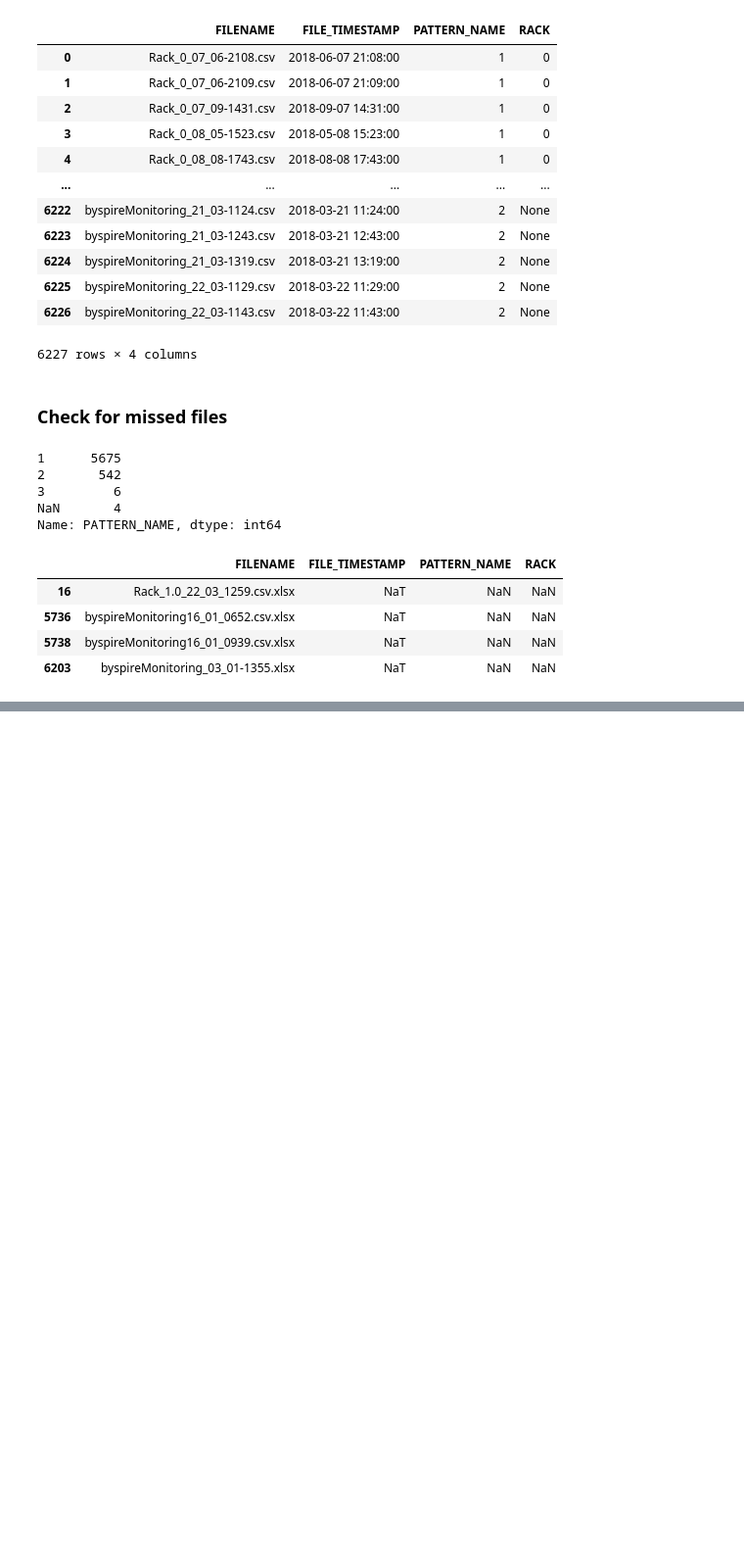
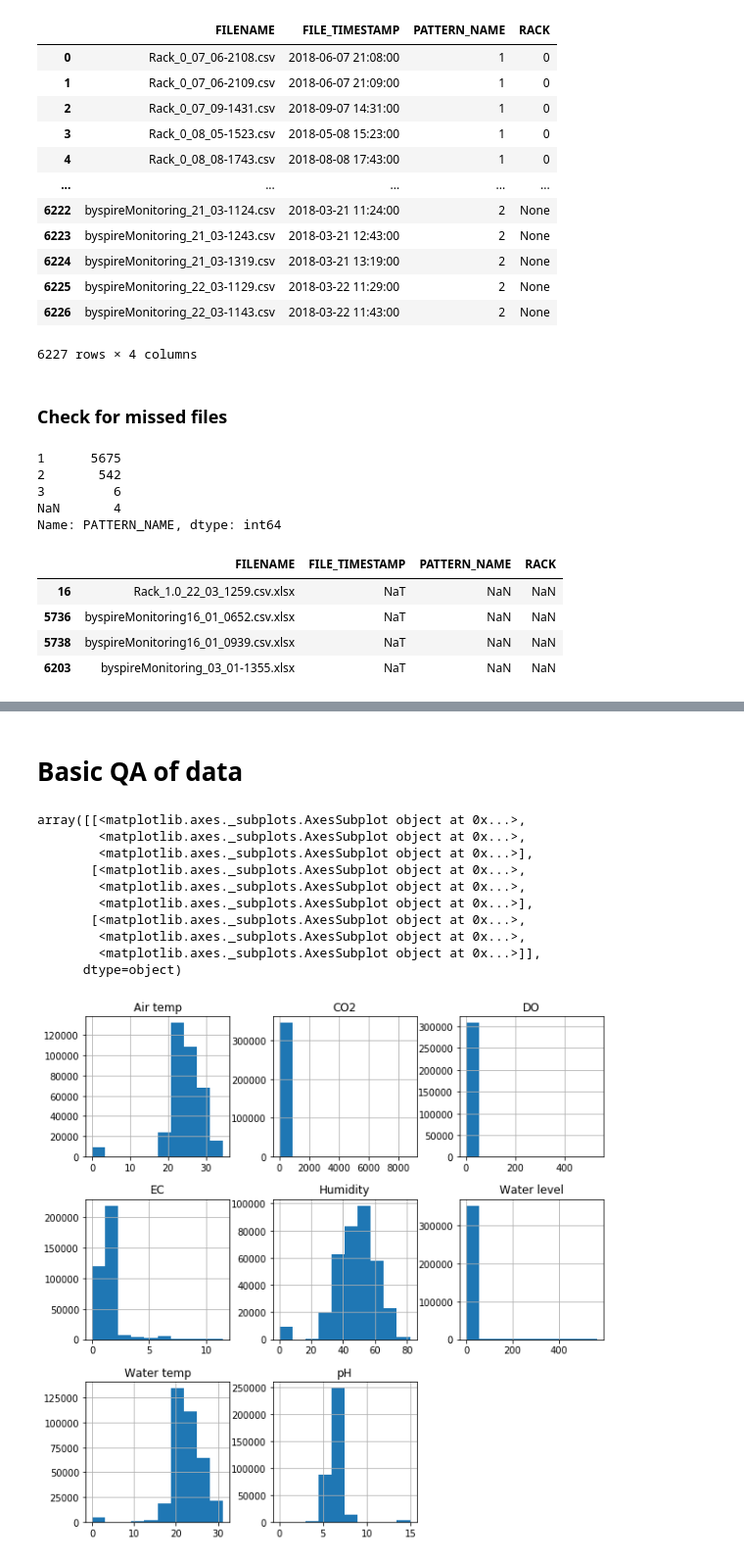
Before and after one commit to DataForGood-Norway/BySpire, a Jupyter notebook: 01-data-loads/20180928 - Merge local data.ipynb, the cells around one changed output, grey strips where cells are left out. Shown: that part at 98% size. Saved outputs shown, nothing was run; the diff lists cells and outputs as text; code cells hidden in the pictures; blank space fills up the shorter version.

```diff
--- a/01-data-loads/20180928 - Merge local data.ipynb
+++ b/01-data-loads/20180928 - Merge local data.ipynb
@@ -99,15 +97,0 @@ df_inventory[df_inventory['PATTERN_NAME'].isnull()]
-# %%
-def my_csv_reader(fn):
-    resp = {'DF': None, 'DF_EXCEPTION': None}
-    try:
-        resp['DF'] = pd.read_csv("../data/Measurements/" + fn)
-    except Exception as e:
-        resp['DF_EXCEPTION'] = e
-    return pd.Series(resp)
-
-df_csv_reader = df_inventory[df_inventory.PATTERN_NAME.notnull()]\
-    .FILENAME.apply(my_csv_reader)
-
-df_inventory['DF'] = df_csv_reader['DF']
-df_inventory['DF_EXCEPTION'] = df_csv_reader['DF_EXCEPTION']
-df_inventory
@@ -145,0 +140,4 @@ df_inventory[df_inventory.DF_EXCEPTION.notnull()]
+# %%
+df_sensor_csv_reader = df_inventory[df_inventory.PATTERN_NAME.notnull()]\
+    .FILENAME.apply(fallback_csv_reader)
+df_sensor_csv_reader
@@ -145,0 +162,3 @@ df_inventory[df_inventory.DF_EXCEPTION.notnull()]
+# %%
+df_sensor_data = pd.concat(df_sensor_csv_reader.DF.tolist(), sort=False)
+df_sensor_data
@@ -145,0 +179,16 @@ df_inventory[df_inventory.DF_EXCEPTION.notnull()]
+# %% [markdown]
+# Basic QA of data
+# %%
+df_sensor_data.hist(figsize=(10,10))
+# %% [output]
+array([[<matplotlib.axes._subplots.AxesSubplot object at 0x...>,
+        <matplotlib.axes._subplots.AxesSubplot object at 0x...>,
+        <matplotlib.axes._subplots.AxesSubplot object at 0x...>],
+       [<matplotlib.axes._subplots.AxesSubplot object at 0x...>,
+        <matplotlib.axes._subplots.AxesSubplot object at 0x...>,
+        <matplotlib.axes._subplots.AxesSubplot object at 0x...>],
+       [<matplotlib.axes._subplots.AxesSubplot object at 0x...>,
+        <matplotlib.axes._subplots.AxesSubplot object at 0x...>,
+        <matplotlib.axes._subplots.AxesSubplot object at 0x...>]],
+      dtype=object)
+[figure, added]
```
Also changed, not shown: parts of 19 cells of this notebook, 1 other file.
